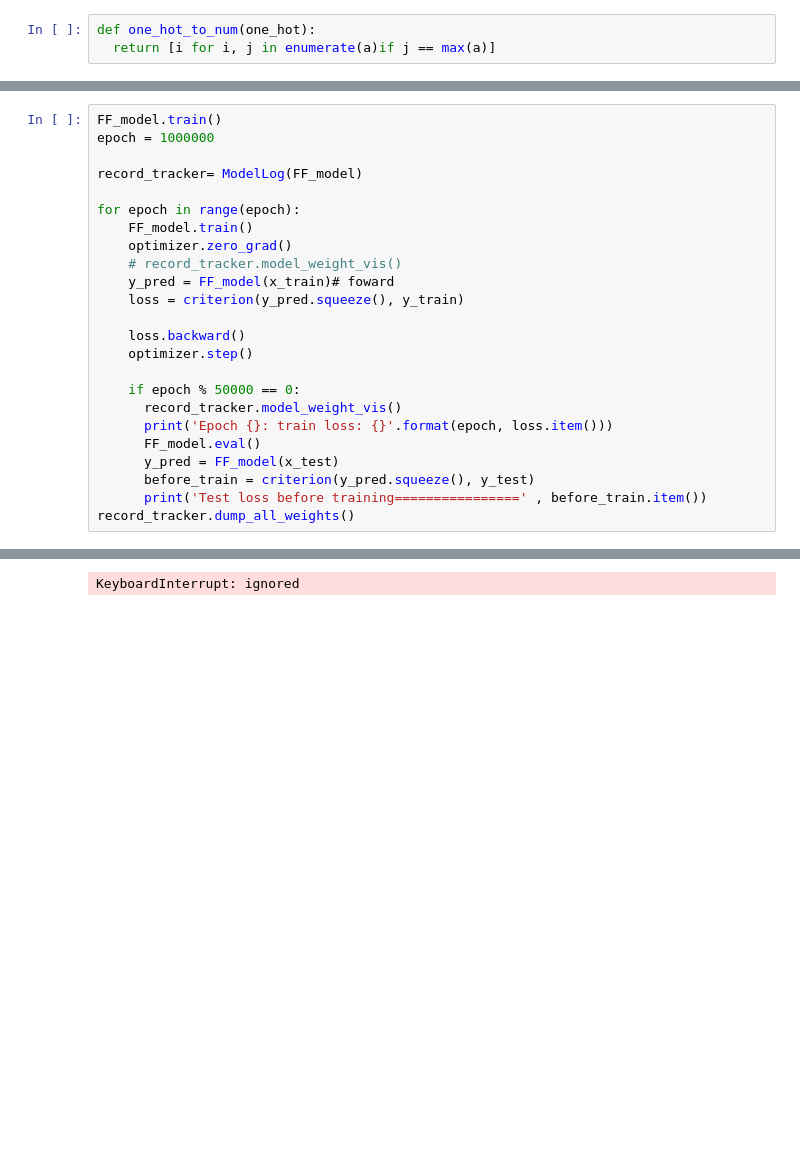
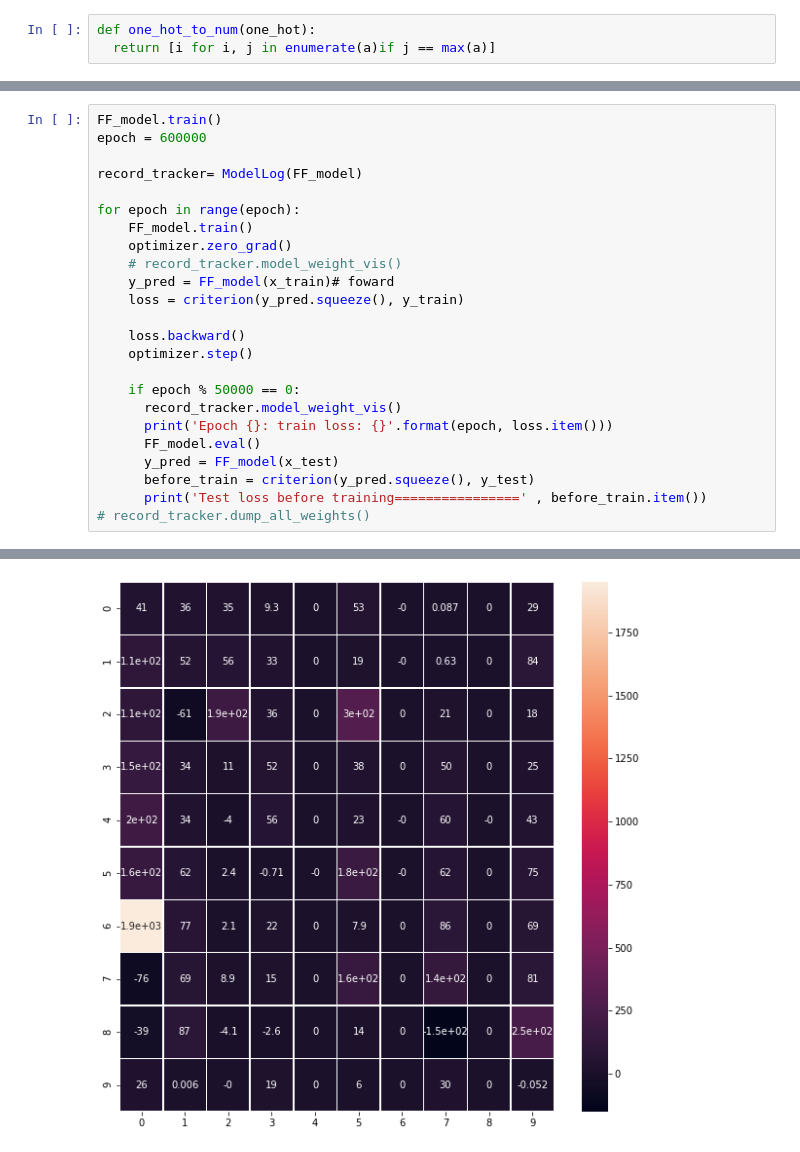
Before and after one commit to Moshiii/pytorch_snippet, a Jupyter notebook: sum_10_pytorch_mlp.ipynb, the cells around one changed output, grey strips where cells are left out. Saved outputs shown, nothing was run; the diff lists cells and outputs as text; blank space fills up the shorter version.

```diff
--- a/sum_10_pytorch_mlp.ipynb
+++ b/sum_10_pytorch_mlp.ipynb
@@ -108,6 +112,6 @@ Test loss before training 0.702985942363739
 # %%
 FF_model.train()
-epoch = 1000000
+epoch = 600000
 
 record_tracker= ModelLog(FF_model)
 
@@ -128,5 +132,5 @@ for epoch in range(epoch):
       y_pred = FF_model(x_test)
       before_train = criterion(y_pred.squeeze(), y_test)
       print('Test loss before training================' , before_train.item())
-record_tracker.dump_all_weights()
+# record_tracker.dump_all_weights()
 # %% [output]
@@ -150 +154 @@ Test loss before training================ 0.01067493949085474
-KeyboardInterrupt: ignored
+[figure, added]
```
Also changed, not shown: parts of 7 cells of this notebook.
